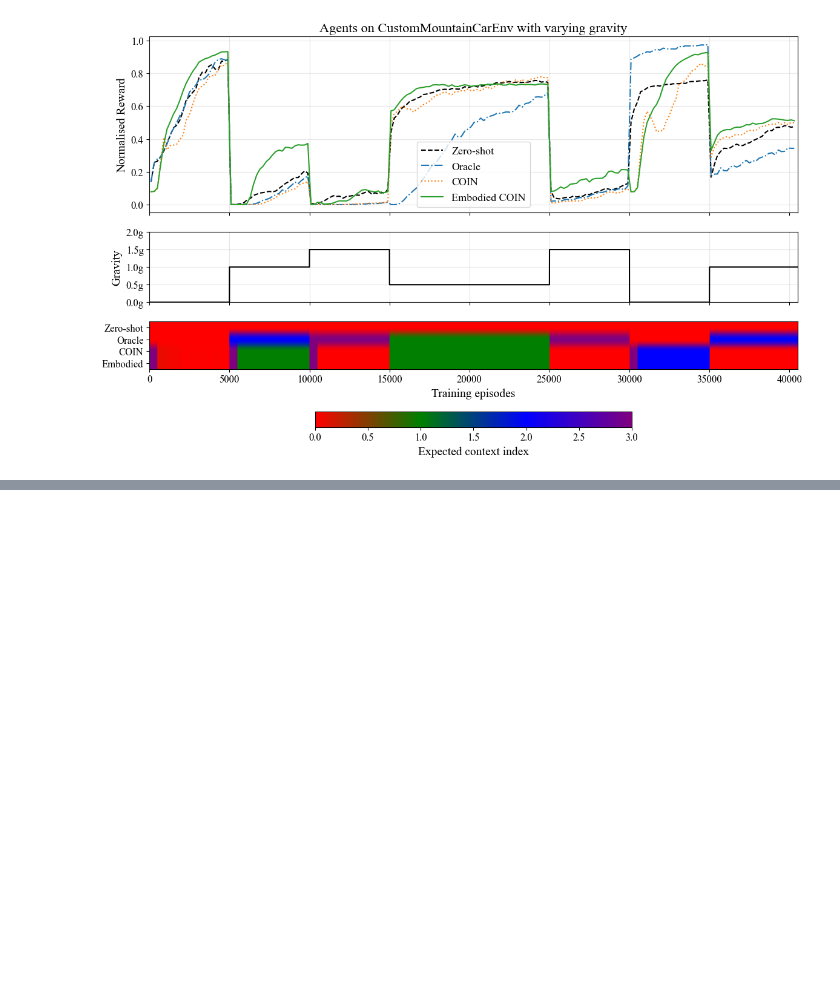
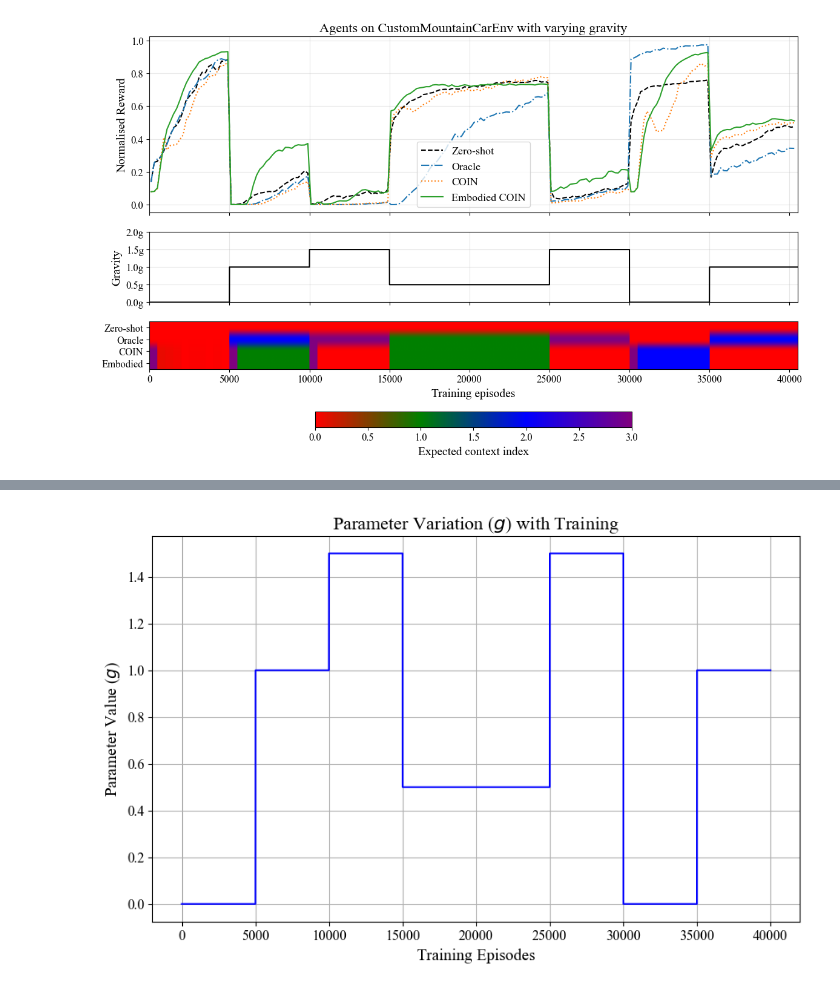
Before and after one commit to RichieRich2569/COINRL, a Jupyter notebook: new_figures.ipynb, the cells around one changed output, grey strips where cells are left out. Cells and saved outputs as stored; diff of their text form; code cells hidden in the pictures; blank space fills up the shorter version.

```diff
--- a/new_figures.ipynb
+++ b/new_figures.ipynb
@@ -1113,0 +1122,37 @@ plt.show()
+# %%
+# Parameter values
+param = np.concatenate([
+    0.0*np.ones((5000, )),
+    1.0*np.ones((5000, )),
+    1.5*np.ones((5000, )),
+    0.5*np.ones((5000, )),
+    0.5*np.ones((5000, )),
+    1.5*np.ones((5000, )),
+    0.0*np.ones((5000, )),
+    1.0*np.ones((5000, )),
+    ])
+
+TRAIN = True # Set to True to train, False to load saved results
+
+# Plot parameter variation
+# Font setup
+plt.rcParams.update({
+    "font.family": "Times New Roman",
+    "font.size": 14,
+    "axes.titlesize": 16,
+    "axes.labelsize": 14,
+    "legend.fontsize": 13,
+    "xtick.labelsize": 12,
+    "ytick.labelsize": 12
+})
+
+# Create figure and axiss
+fig, ax = plt.subplots(figsize=(10, 6))
+ax.plot(param, color='blue')
+ax.set_title(r'Parameter Variation ($g$) with Training')
+ax.set_xlabel('Training Episodes')
+ax.set_ylabel(r'Parameter Value ($g$)')
+ax.grid(True)
+plt.show()
+# %% [output]
+[figure, added]
```
Also changed, not shown: parts of 8 cells of this notebook, 2 other files.
